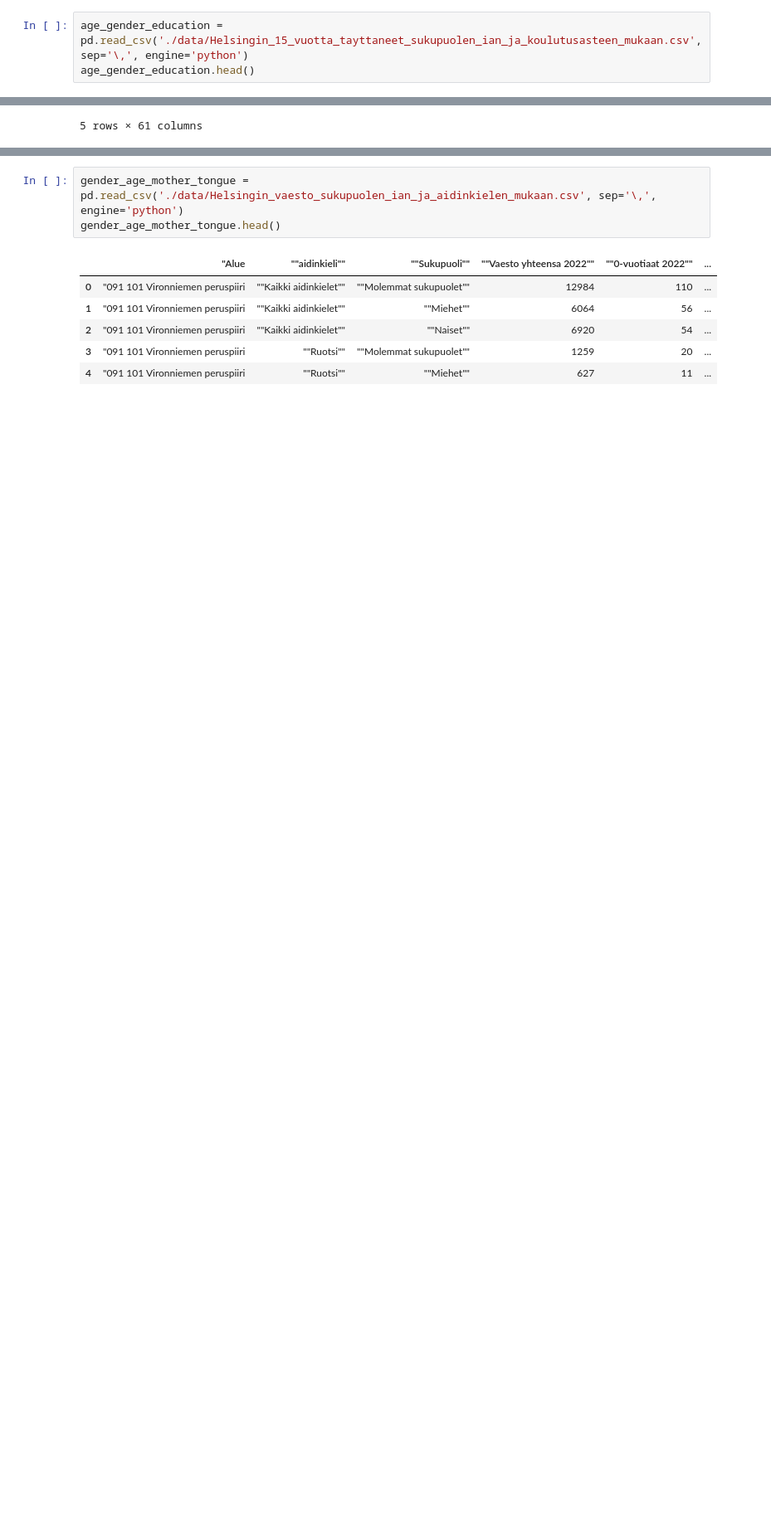
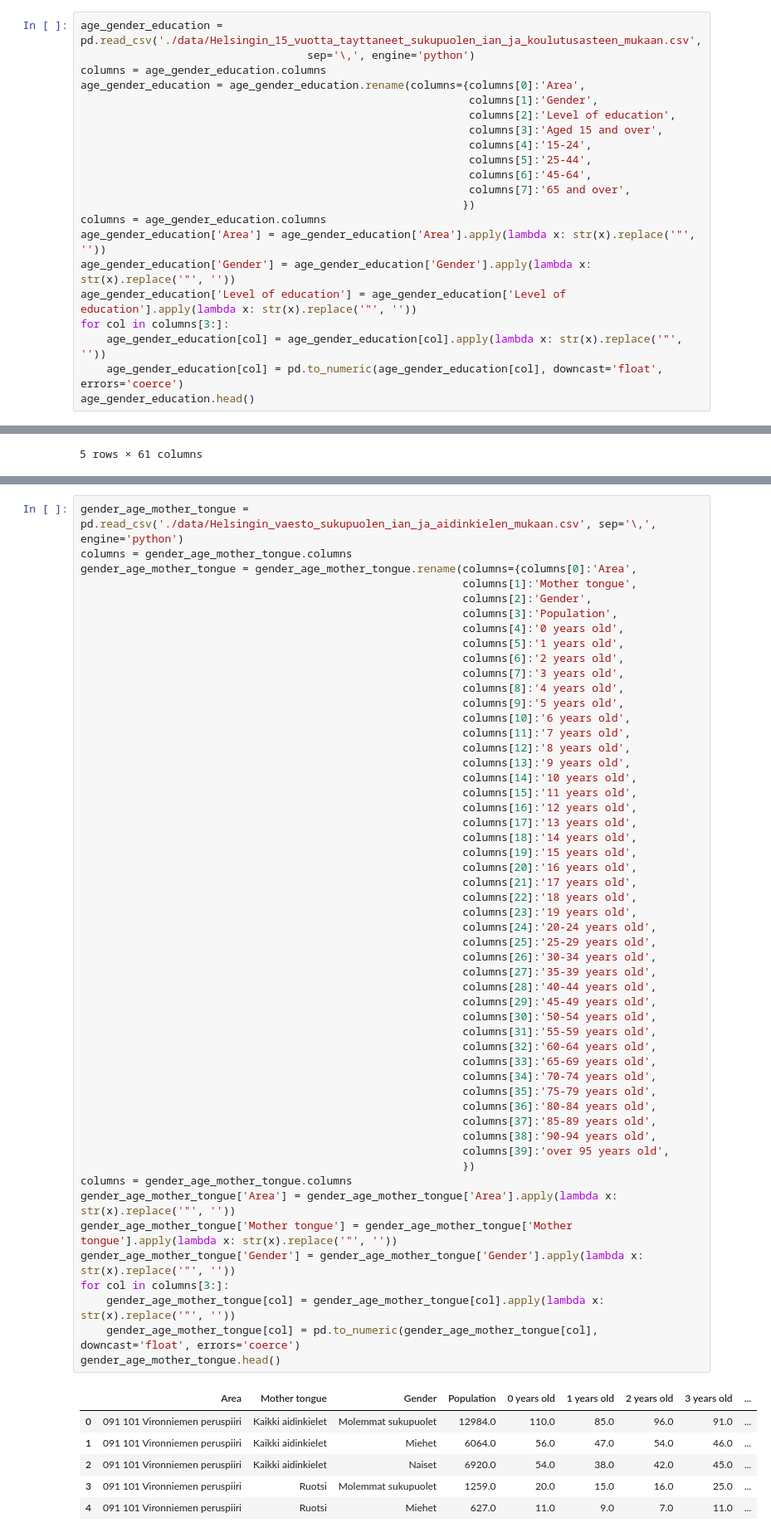
Before and after one commit to phuvio/Introduction-to-Data-Science, a Jupyter notebook: src/Introduction to Data Science - miniproject.ipynb, the cells around one changed output, grey strips where cells are left out. Shown at 83% size. Drawn from its saved outputs; the diff is of its cells as text; blank space fills up the shorter version.

```diff
--- a/src/Introduction to Data Science - miniproject.ipynb
+++ b/src/Introduction to Data Science - miniproject.ipynb
@@ -5,4 +8,22 @@ import pandas as pd
 # %%
-age_gender_education = pd.read_csv('./data/Helsingin_15_vuotta_tayttaneet_sukupuolen_ian_ja_koulutusasteen_mukaan.csv', sep='\,', engine='python')
+age_gender_education = pd.read_csv('./data/Helsingin_15_vuotta_tayttaneet_sukupuolen_ian_ja_koulutusasteen_mukaan.csv',
+                                   sep='\,', engine='python')
+columns = age_gender_education.columns
+age_gender_education = age_gender_education.rename(columns={columns[0]:'Area',
+                                                            columns[1]:'Gender',
+                                                            columns[2]:'Level of education',
+                                                            columns[3]:'Aged 15 and over',
+                                                            columns[4]:'15-24',
+                                                            columns[5]:'25-44',
+                                                            columns[6]:'45-64',
+                                                            columns[7]:'65 and over',
+                                                           })
+columns = age_gender_education.columns
+age_gender_education['Area'] = age_gender_education['Area'].apply(lambda x: str(x).replace('"', ''))
+age_gender_education['Gender'] = age_gender_education['Gender'].apply(lambda x: str(x).replace('"', ''))
+age_gender_education['Level of education'] = age_gender_education['Level of education'].apply(lambda x: str(x).replace('"', ''))
+for col in columns[3:]:
+    age_gender_education[col] = age_gender_education[col].apply(lambda x: str(x).replace('"', ''))
+    age_gender_education[col] = pd.to_numeric(age_gender_education[col], downcast='float', errors='coerce')
 age_gender_education.head()
 # %% [output]
@@ -46,11 +148,60 @@ type_of_family.head()
 # %%
 gender_age_mother_tongue = pd.read_csv('./data/Helsingin_vaesto_sukupuolen_ian_ja_aidinkielen_mukaan.csv', sep='\,', engine='python')
+columns = gender_age_mother_tongue.columns
+gender_age_mother_tongue = gender_age_mother_tongue.rename(columns={columns[0]:'Area',
+                                                           columns[1]:'Mother tongue',
+                                                           columns[2]:'Gender',
+                                                           columns[3]:'Population',
+                                                           columns[4]:'0 years old',
+                                                           columns[5]:'1 years old',
+                                                           columns[6]:'2 years old',
+                                                           columns[7]:'3 years old',
+                                                           columns[8]:'4 years old',
+                                                           columns[9]:'5 years old',
+                                                           columns[10]:'6 years old',
+                                                           columns[11]:'7 years old',
+                                                           columns[12]:'8 years old',
+                                                           columns[13]:'9 years old',
+                                                           columns[14]:'10 years old',
+                                                           columns[15]:'11 years old',
+                                                           columns[16]:'12 years old',
+                                                           columns[17]:'13 years old',
+                                                           columns[18]:'14 years old',
+                                                           columns[19]:'15 years old',
+                                                           columns[20]:'16 years old',
+                                                           columns[21]:'17 years old',
+                                                           columns[22]:'18 years old',
+                                                           columns[23]:'19 years old',
+                                                           columns[24]:'20-24 years old',
+                                                           columns[25]:'25-29 years old',
+                                                           columns[26]:'30-34 years old',
+                                                           columns[27]:'35-39 years old',
+                                                           columns[28]:'40-44 years old',
+                                                           columns[29]:'45-49 years old',
+                                                           columns[30]:'50-54 years old',
+                                                           columns[31]:'55-59 years old',
+                                                           columns[32]:'60-64 years old',
+                                                           columns[33]:'65-69 years old',
+                                                           columns[34]:'70-74 years old',
+                                                           columns[35]:'75-79 years old',
+                                                           columns[36]:'80-84 years old',
+                                                           columns[37]:'85-89 years old',
+                                                           columns[38]:'90-94 years old',
+                                                           columns[39]:'over 95 years old',
+                                                           })
+columns = gender_age_mother_tongue.columns
+gender_age_mother_tongue['Area'] = gender_age_mother_tongue['Area'].apply(lambda x: str(x).replace('"', ''))
+gender_age_mother_tongue['Mother tongue'] = gender_age_mother_tongue['Mother tongue'].apply(lambda x: str(x).replace('"', ''))
+gender_age_mother_tongue['Gender'] = gender_age_mother_tongue['Gender'].apply(lambda x: str(x).replace('"', ''))
+for col in columns[3:]:
+    gender_age_mother_tongue[col] = gender_age_mother_tongue[col].apply(lambda x: str(x).replace('"', ''))
+    gender_age_mother_tongue[col] = pd.to_numeric(gender_age_mother_tongue[col], downcast='float', errors='coerce')
 gender_age_mother_tongue.head()
 # %% [output]
-|  | "Alue | ""aidinkieli"" | ""Sukupuoli"" | ""Vaesto yhteensa 2022"" | ""0-vuotiaat 2022"" | ... |
-| 0 | "091 101 Vironniemen peruspiiri | ""Kaikki aidinkielet"" | ""Molemmat sukupuolet"" | 12984 | 110 | ... |
-| 1 | "091 101 Vironniemen peruspiiri | ""Kaikki aidinkielet"" | ""Miehet"" | 6064 | 56 | ... |
-| 2 | "091 101 Vironniemen peruspiiri | ""Kaikki aidinkielet"" | ""Naiset"" | 6920 | 54 | ... |
-| 3 | "091 101 Vironniemen peruspiiri | ""Ruotsi"" | ""Molemmat sukupuolet"" | 1259 | 20 | ... |
-| 4 | "091 101 Vironniemen peruspiiri | ""Ruotsi"" | ""Miehet"" | 627 | 11 | ... |
+|  | Area | Mother tongue | Gender | Population | 0 years old | 1 years old | 2 years old | 3 years old | ... |
+| 0 | 091 101 Vironniemen peruspiiri | Kaikki aidinkielet | Molemmat sukupuolet | 12984.0 | 110.0 | 85.0 | 96.0 | 91.0 | ... |
+| 1 | 091 101 Vironniemen peruspiiri | Kaikki aidinkielet | Miehet | 6064.0 | 56.0 | 47.0 | 54.0 | 46.0 | ... |
+| 2 | 091 101 Vironniemen peruspiiri | Kaikki aidinkielet | Naiset | 6920.0 | 54.0 | 38.0 | 42.0 | 45.0 | ... |
+| 3 | 091 101 Vironniemen peruspiiri | Ruotsi | Molemmat sukupuolet | 1259.0 | 20.0 | 15.0 | 16.0 | 25.0 | ... |
+| 4 | 091 101 Vironniemen peruspiiri | Ruotsi | Miehet | 627.0 | 11.0 | 9.0 | 7.0 | 11.0 | ... |
 5 rows × 40 columns
```
Also changed, not shown: parts of 11 cells of this notebook.
